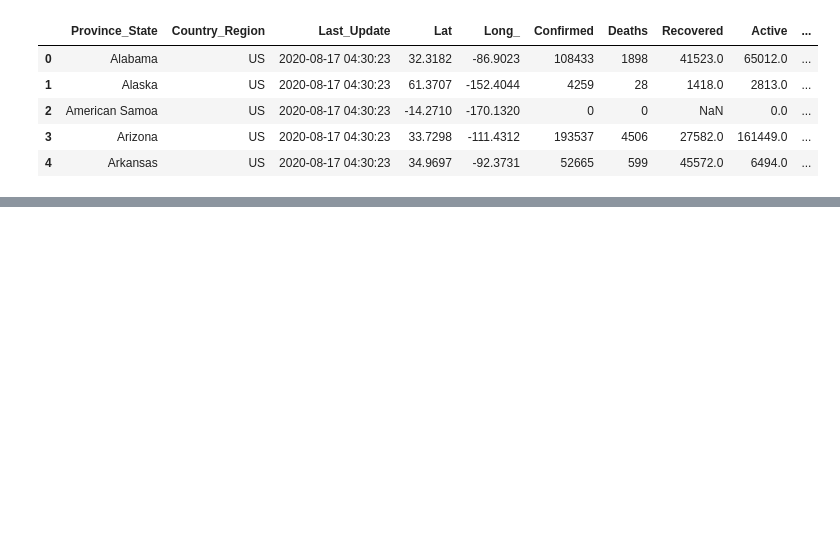
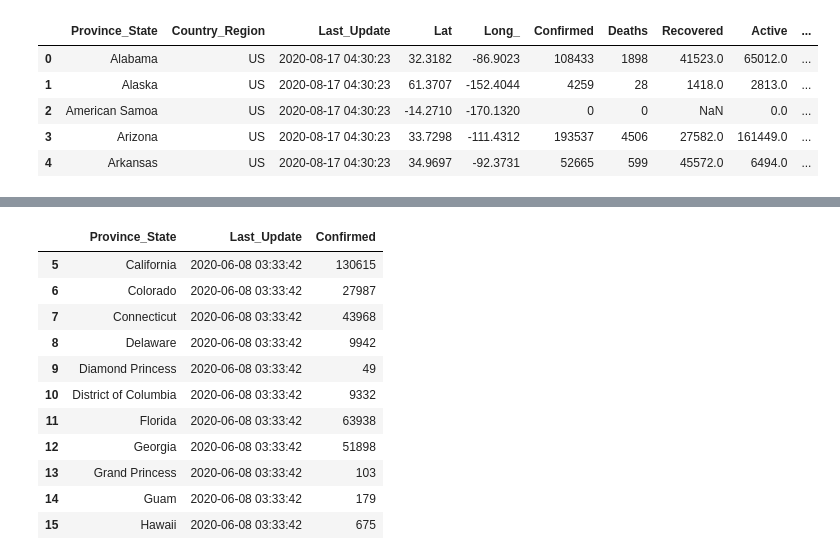
Before and after one commit to MnemoSemiotic/prem_prep_july20, a Jupyter notebook: stats/07_exploring_with_pandas/Johns_Hopkins_COVID19_with_Pandas_Matplotlib.ipynb, the cells around one changed output, grey strips where cells are left out. Cells and saved outputs as stored; diff of their text form; code cells hidden in the pictures; blank space fills up the shorter version.

```diff
--- a/stats/07_exploring_with_pandas/Johns_Hopkins_COVID19_with_Pandas_Matplotlib.ipynb
+++ b/stats/07_exploring_with_pandas/Johns_Hopkins_COVID19_with_Pandas_Matplotlib.ipynb
@@ -91,0 +245,18 @@ df.tail(15)
+# %%
+# .loc() is inclusive
+subset_df = df.loc[5:15, ['Province_State', 'Last_Update', 'Confirmed']]
+
+subset_df
+# %% [output]
+|  | Province_State | Last_Update | Confirmed |
+| 5 | California | 2020-06-08 03:33:42 | 130615 |
+| 6 | Colorado | 2020-06-08 03:33:42 | 27987 |
+| 7 | Connecticut | 2020-06-08 03:33:42 | 43968 |
+| 8 | Delaware | 2020-06-08 03:33:42 | 9942 |
+| 9 | Diamond Princess | 2020-06-08 03:33:42 | 49 |
+| 10 | District of Columbia | 2020-06-08 03:33:42 | 9332 |
+| 11 | Florida | 2020-06-08 03:33:42 | 63938 |
+| 12 | Georgia | 2020-06-08 03:33:42 | 51898 |
+| 13 | Grand Princess | 2020-06-08 03:33:42 | 103 |
+| 14 | Guam | 2020-06-08 03:33:42 | 179 |
+| 15 | Hawaii | 2020-06-08 03:33:42 | 675 |
```
Also changed, not shown: parts of 18 cells of this notebook.
